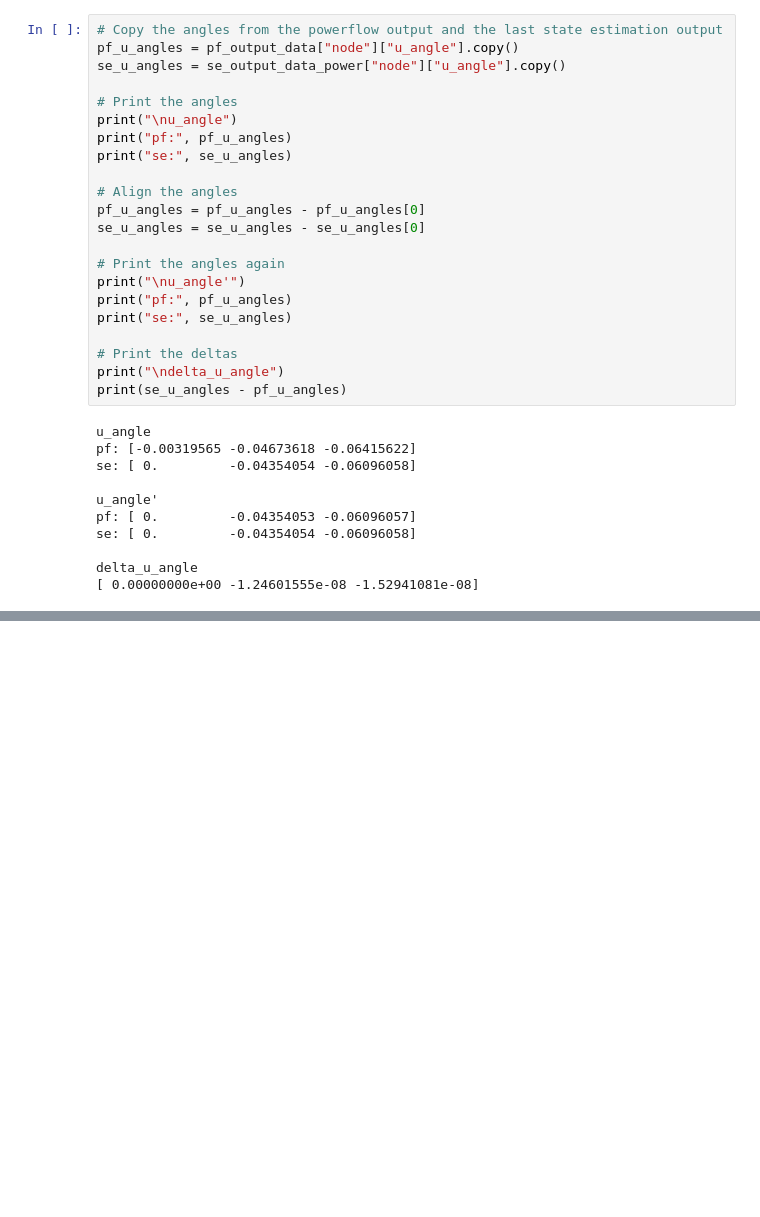
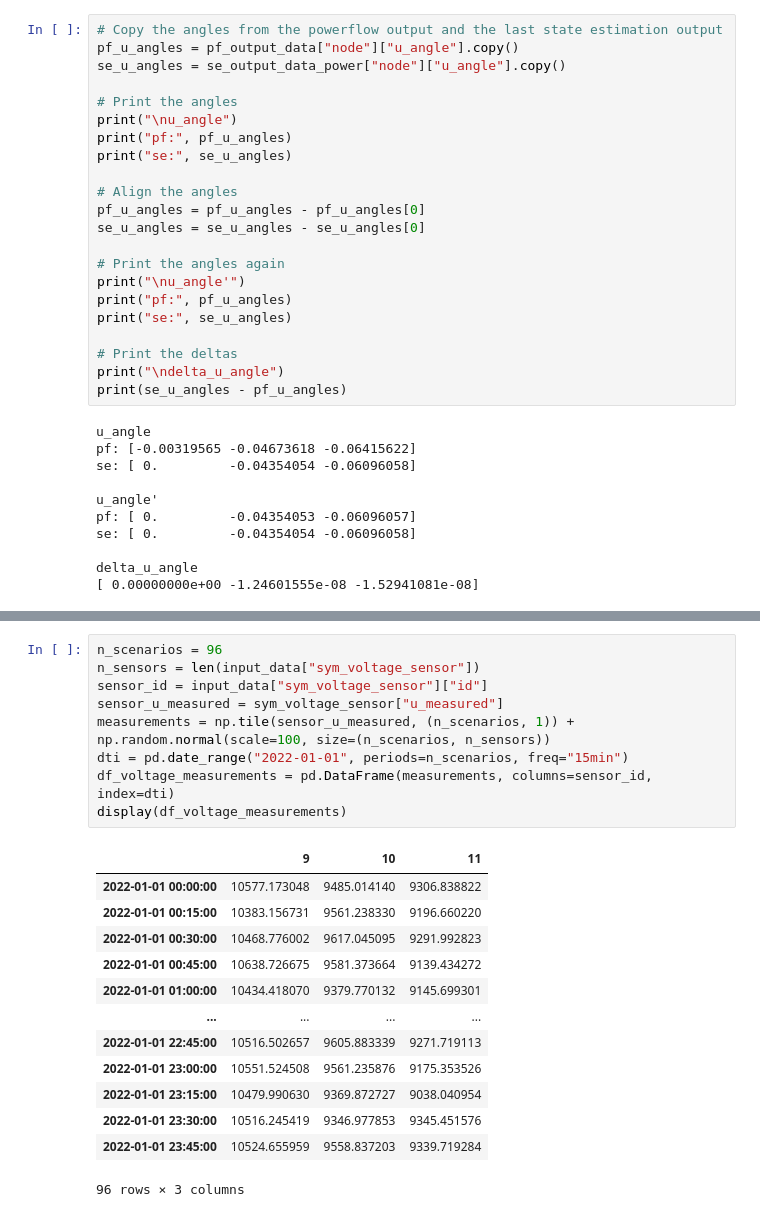
Before and after one commit to PowerGridModel/power-grid-model-workshop, a Jupyter notebook: state-estimation-assignment/State Estimation Assignment with Solutions.ipynb, the cells around one changed output, grey strips where cells are left out. Saved outputs shown, nothing was run; the diff lists cells and outputs as text; blank space fills up the shorter version.

```diff
--- a/state-estimation-assignment/State Estimation Assignment with Solutions.ipynb
+++ b/state-estimation-assignment/State Estimation Assignment with Solutions.ipynb
@@ -389,0 +398,23 @@ delta_u_angle
+# %%
+n_scenarios = 96
+n_sensors = len(input_data["sym_voltage_sensor"])
+sensor_id = input_data["sym_voltage_sensor"]["id"]
+sensor_u_measured = sym_voltage_sensor["u_measured"]
+measurements = np.tile(sensor_u_measured, (n_scenarios, 1)) + np.random.normal(scale=100, size=(n_scenarios, n_sensors))
+dti = pd.date_range("2022-01-01", periods=n_scenarios, freq="15min")
+df_voltage_measurements = pd.DataFrame(measurements, columns=sensor_id, index=dti)
+display(df_voltage_measurements)
+# %% [output]
+|  | 9 | 10 | 11 |
+| 2022-01-01 00:00:00 | 10577.173048 | 9485.014140 | 9306.838822 |
+| 2022-01-01 00:15:00 | 10383.156731 | 9561.238330 | 9196.660220 |
+| 2022-01-01 00:30:00 | 10468.776002 | 9617.045095 | 9291.992823 |
+| 2022-01-01 00:45:00 | 10638.726675 | 9581.373664 | 9139.434272 |
+| 2022-01-01 01:00:00 | 10434.418070 | 9379.770132 | 9145.699301 |
+| ... | ... | ... | ... |
+| 2022-01-01 22:45:00 | 10516.502657 | 9605.883339 | 9271.719113 |
+| 2022-01-01 23:00:00 | 10551.524508 | 9561.235876 | 9175.353526 |
+| 2022-01-01 23:15:00 | 10479.990630 | 9369.872727 | 9038.040954 |
+| 2022-01-01 23:30:00 | 10516.245419 | 9346.977853 | 9345.451576 |
+| 2022-01-01 23:45:00 | 10524.655959 | 9558.837203 | 9339.719284 |
+96 rows × 3 columns
```
Also changed, not shown: parts of 11 cells of this notebook, 3 other files.
